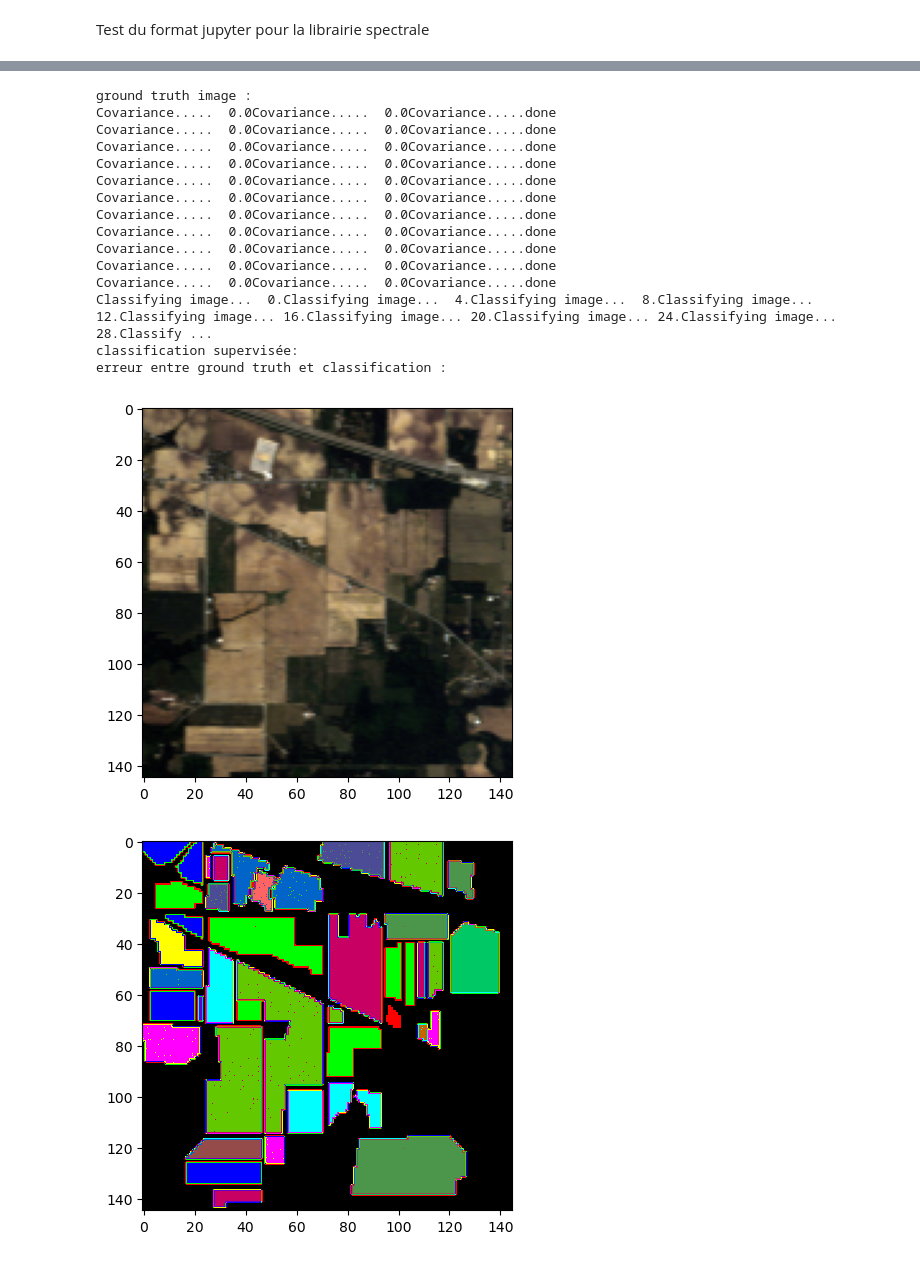
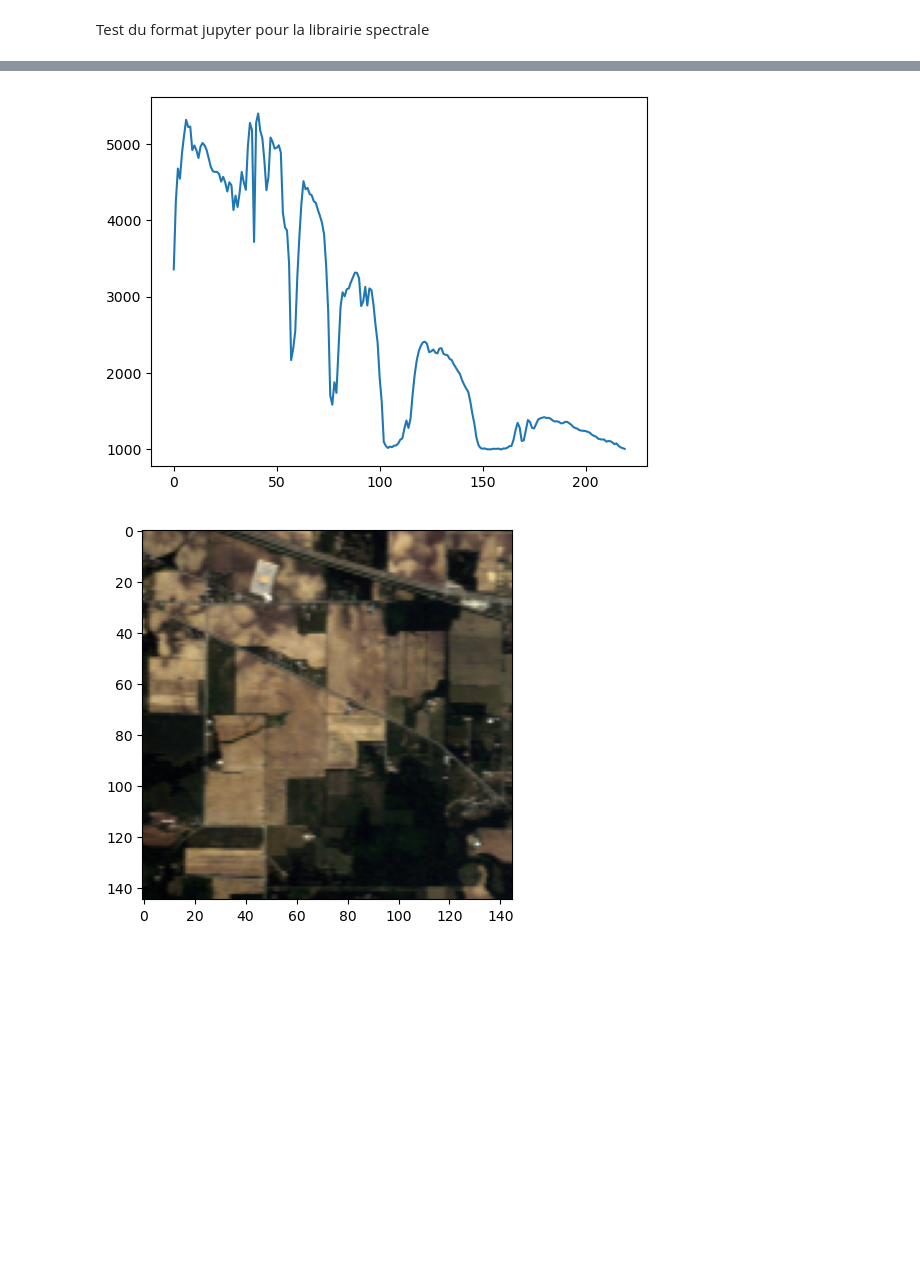
Before and after one commit to qsenatore/Hyperspectral_Anomalies, a Jupyter notebook: TEST.ipynb, the cells around one changed output, grey strips where cells are left out. Cells and saved outputs as stored; diff of their text form; code cells hidden in the pictures; blank space fills up the shorter version.

```diff
--- a/TEST.ipynb
+++ b/TEST.ipynb
@@ -23,7 +23,7 @@ import IPython as ip
 
 #finalement, la libraire spectral
 from spectral import *
-
+import matplotlib.pyplot as plt
 #ouvrir une image en python
 img = open_image('92AV3C.lan')
 
@@ -32,17 +32,18 @@ img = open_image('92AV3C.lan')
 print()
 
 #donne le type d'image (BIL,BIP,BSQ)
-#print("Type d'image : ")
-#print(img.__class__)
+print("Type d'image : ")
+print(img.__class__)
 print()
 
 #donne la forme de l'image (Lignes,Colonnes,Bandes)
-#print("Forme de l'image : ")
-#print(img.shape)
+print("Forme de l'image : ")
+print(img.shape)
 print()
 
 #selectionner un pixel
 pixel=img[50,100]
+plt.plot(pixel)
 
 #selectionner une bande spectrale
 band=img[:,:,5]
@@ -52,7 +53,8 @@ band=img[:,:,5]
 
 #pour afficher l'image.
 view=imshow(img,(29,19,9))
-#print(view)
+print(view)
+
 #pour afficher les bandes spectrales quand on clique sur l image mais ca a pas l'air de marcher sur jupyter
 import spectral.io.aviris as aviris
 
@@ -62,19 +64,4 @@ img.bands=aviris.read_aviris_bands('92AV3C.spc')
 #(m,c)=kmeans(img, 20,30)
 #for i in range c.shape[0]:
     #plt.plot(c[i])
-
-#classification supervisée
-
-gt = open_image('92AV3GT.GIS').read_band(0)
-print("ground truth image : ")
-v = imshow(classes=gt)
-
-classes = create_training_classes (img, gt)
-gmlc=GaussianClassifier(classes)
-cmap=gmlc.classify_image(img)
-print( "classification supervisée:")
-v=imshow(classes=(cmap*(gt!=0)))
-
-print("erreur entre ground truth et classification : ")
-v=imshow(classes=(cmap*(gt!=0))*((cmap*(gt!=0))!=gt))
 # %% [output]
@@ -93,17 +81,2 @@ WARNING:spectral:Omitting class  16 : only 95 samples present
-ground truth image :
-Covariance.....  0.0Covariance.....  0.0Covariance.....done
-Covariance.....  0.0Covariance.....  0.0Covariance.....done
-Covariance.....  0.0Covariance.....  0.0Covariance.....done
-Covariance.....  0.0Covariance.....  0.0Covariance.....done
-Covariance.....  0.0Covariance.....  0.0Covariance.....done
-Covariance.....  0.0Covariance.....  0.0Covariance.....done
-Covariance.....  0.0Covariance.....  0.0Covariance.....done
-Covariance.....  0.0Covariance.....  0.0Covariance.....done
-Covariance.....  0.0Covariance.....  0.0Covariance.....done
-Covariance.....  0.0Covariance.....  0.0Covariance.....done
-Covariance.....  0.0Covariance.....  0.0Covariance.....done
-Classifying image...  0.Classifying image...  4.Classifying image...  8.Classifying image... 12.Classifying image... 16.Classifying image... 20.Classifying image... 24.Classifying image... 28.Classify ...
-classification supervisée:
-erreur entre ground truth et classification :
-[figure, old version]
+[figure, new version]
-[figure, old version]
+[figure, new version]
```
Also changed, not shown: parts of 2 cells of this notebook.
